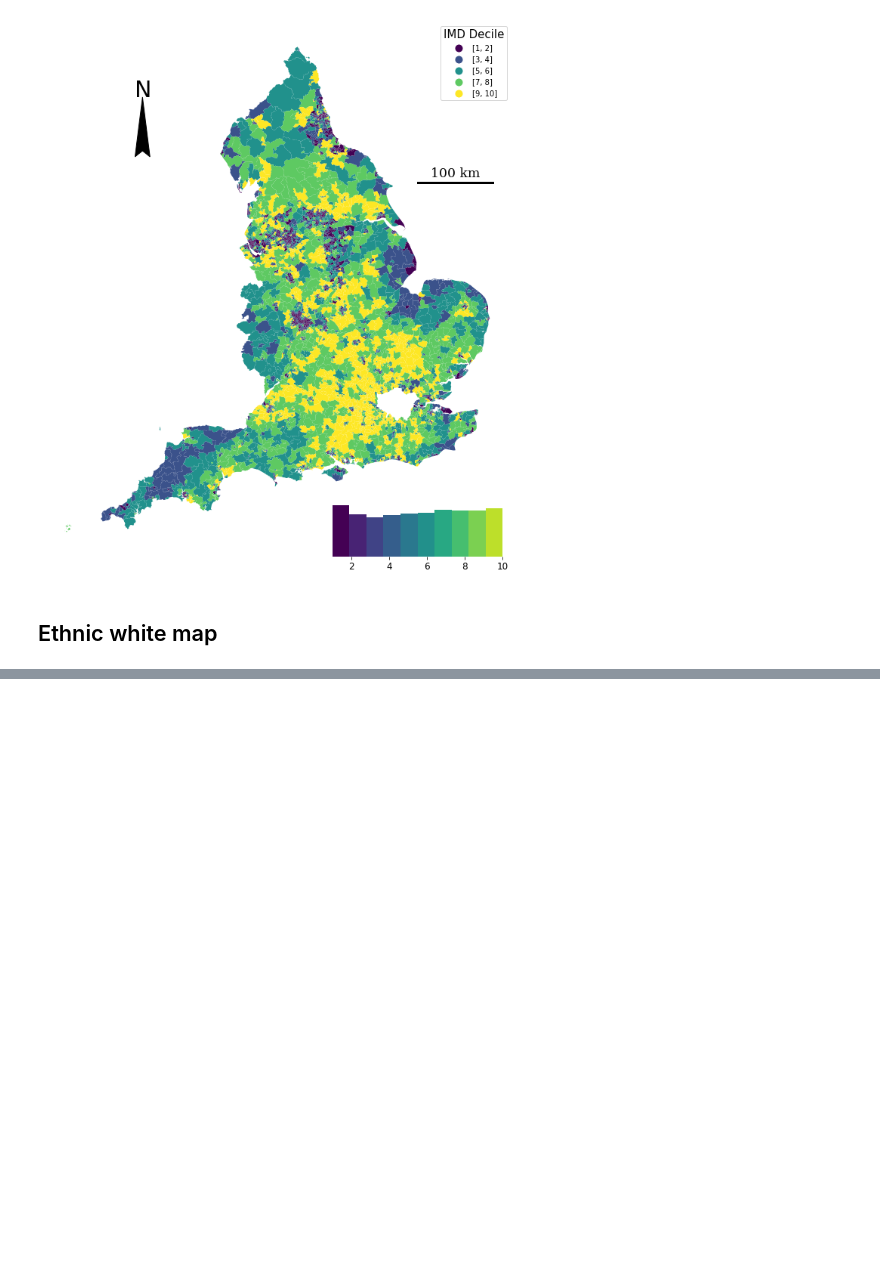
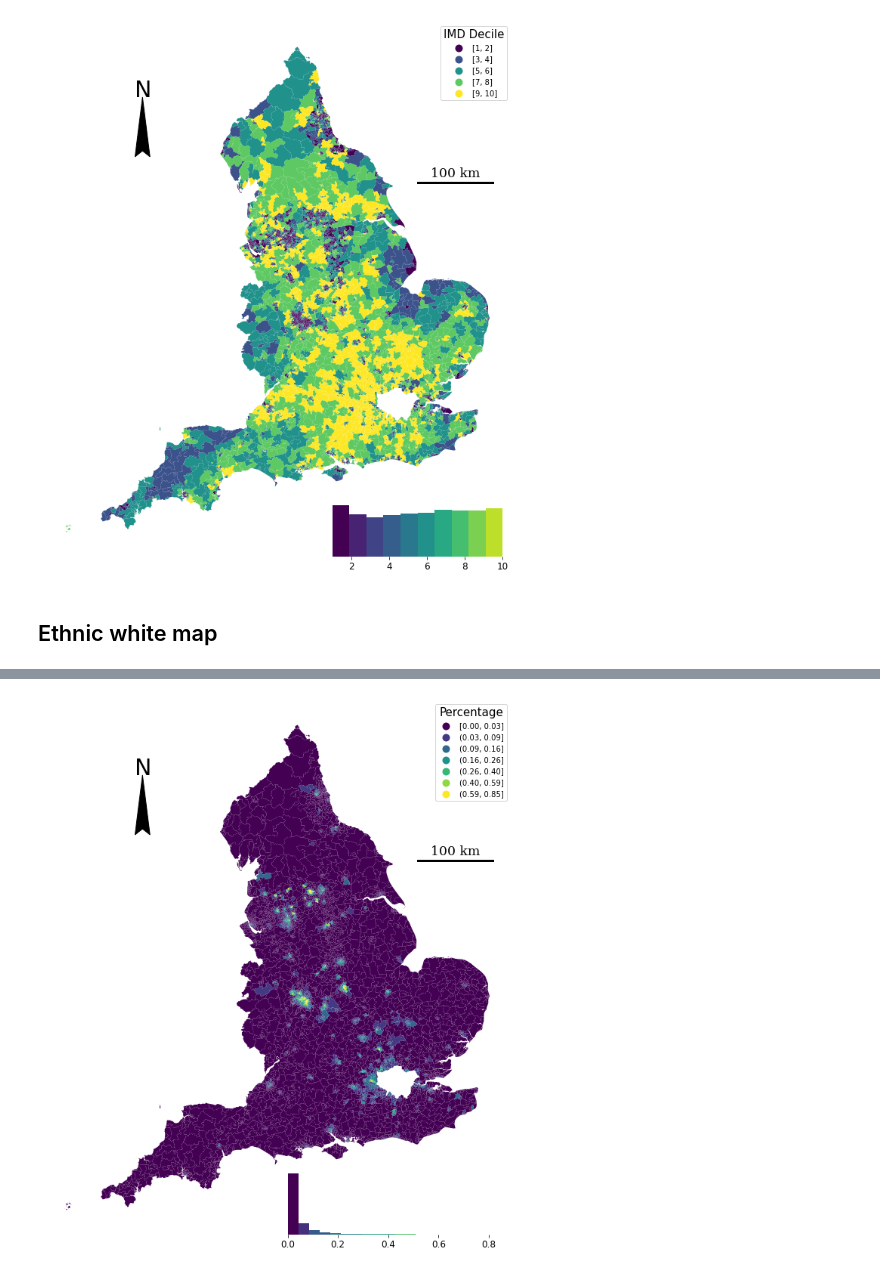
Before and after one commit to LingruFeng/dissertation, a Jupyter notebook: data_github/IMD_ethnic_mapplot.ipynb, the cells around one changed output, grey strips where cells are left out. Cells and saved outputs as stored; diff of their text form; code cells hidden in the pictures; blank space fills up the shorter version.

```diff
--- a/data_github/IMD_ethnic_mapplot.ipynb
+++ b/data_github/IMD_ethnic_mapplot.ipynb
@@ -392,0 +404,5 @@ plt.savefig('figure/White_ethnic_map', dpi=600)
+# %%
+ethnic_break_1("Asian%")
+plt.savefig('figure/Asian_ethnic_map', dpi=600,bbox_inches='tight')
+# %% [output]
+[figure, added]
```
Also changed, not shown: parts of 6 cells of this notebook.
